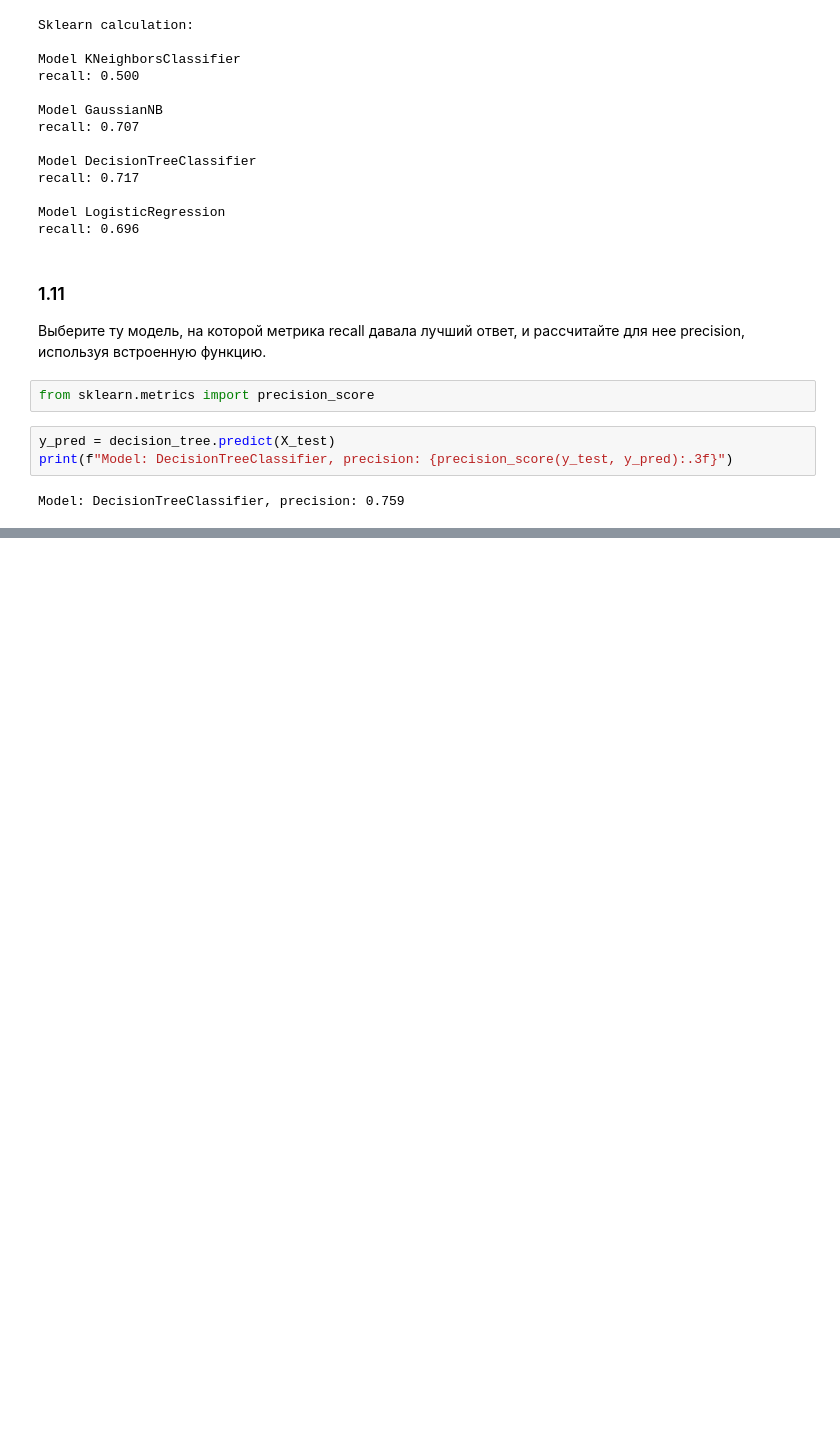
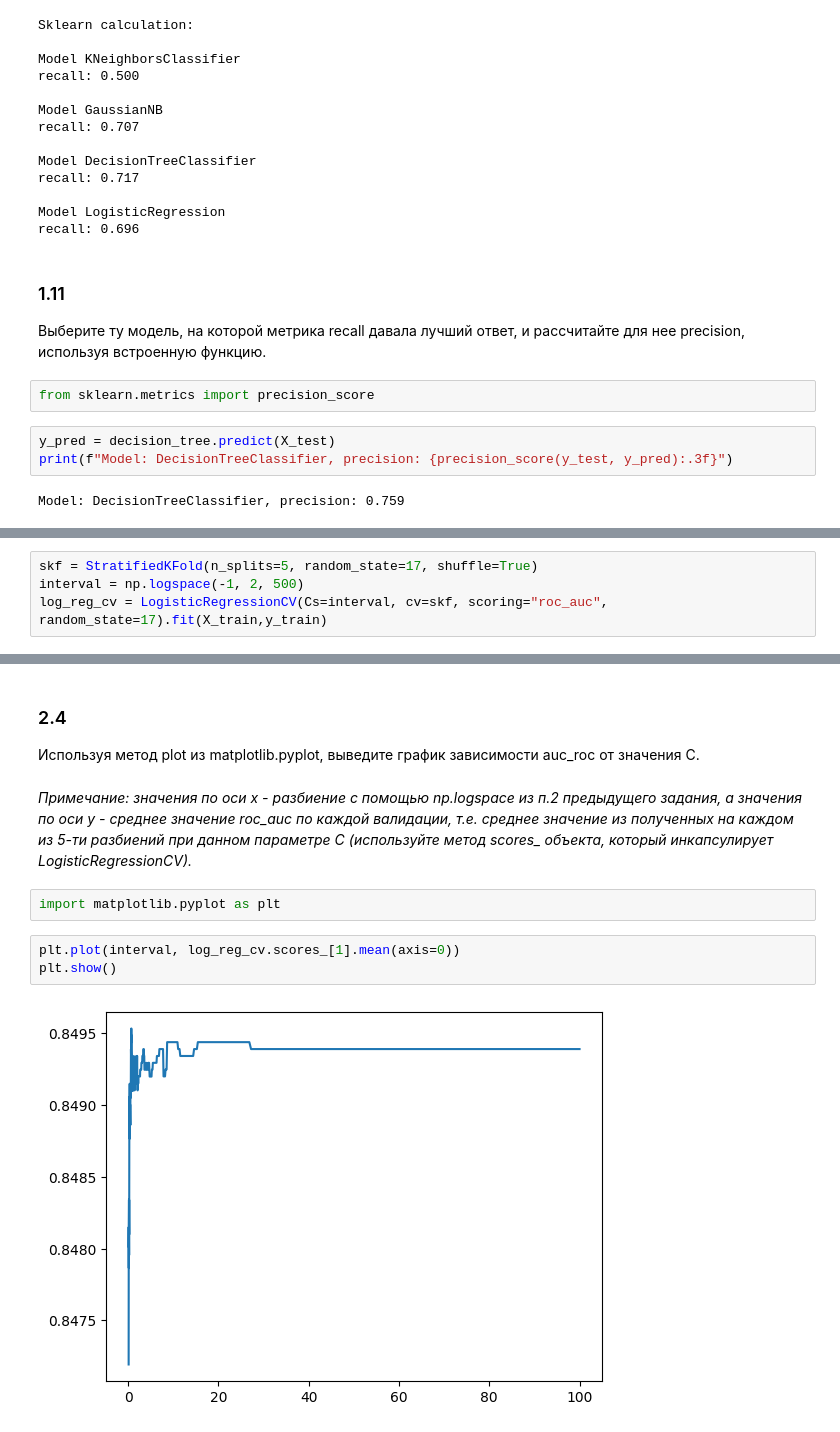
Before and after one commit to hik023/data_science_training, a Jupyter notebook: neural/metrics/homework_classification_2_les_1_part_1.ipynb, the cells around one changed output, grey strips where cells are left out. Drawn from its saved outputs; the diff is of its cells as text; blank space fills up the shorter version.

Commit message:
AUC_ROC and F1-score homework

```diff
--- a/neural/metrics/homework_classification_2_les_1_part_1.ipynb
+++ b/neural/metrics/homework_classification_2_les_1_part_1.ipynb
@@ -406,0 +489,4 @@ Model: DecisionTreeClassifier, precision: 0.759
+# %%
+skf = StratifiedKFold(n_splits=5, random_state=17, shuffle=True)
+interval = np.logspace(-1, 2, 500)
+log_reg_cv = LogisticRegressionCV(Cs=interval, cv=skf, scoring="roc_auc", random_state=17).fit(X_train,y_train)
@@ -406,0 +511,12 @@ Model: DecisionTreeClassifier, precision: 0.759
+# %% [markdown]
+### 2.4
+Используя метод plot из matplotlib.pyplot, выведите график зависимости auc_roc от значения C.
+# %% [markdown]
+*Примечание: значения по оси x - разбиение с помощью np.logspace из п.2 предыдущего задания, а значения по оси y - среднее значение roc_auc по каждой валидации, т.е. среднее значение из полученных на каждом из 5-ти разбиений при данном параметре C (используйте метод scores_ объекта, который инкапсулирует LogisticRegressionCV).*
+# %%
+import matplotlib.pyplot as plt
+# %%
+plt.plot(interval, log_reg_cv.scores_[1].mean(axis=0))
+plt.show()
+# %% [output]
+[figure, added]
```
Also changed, not shown: parts of 19 cells of this notebook, 1 other file.
